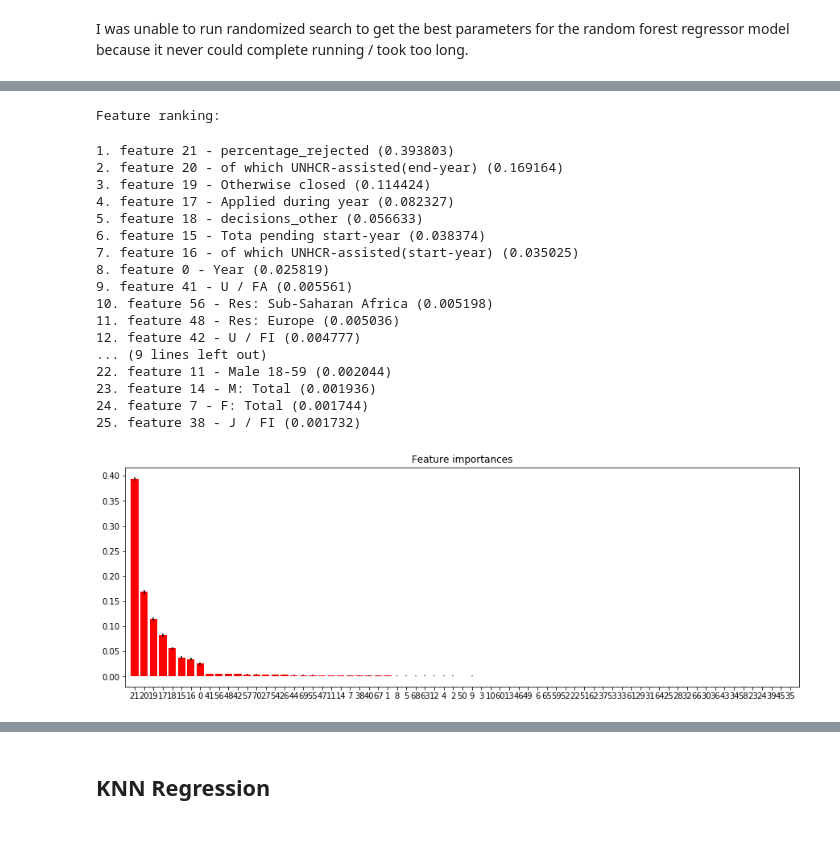
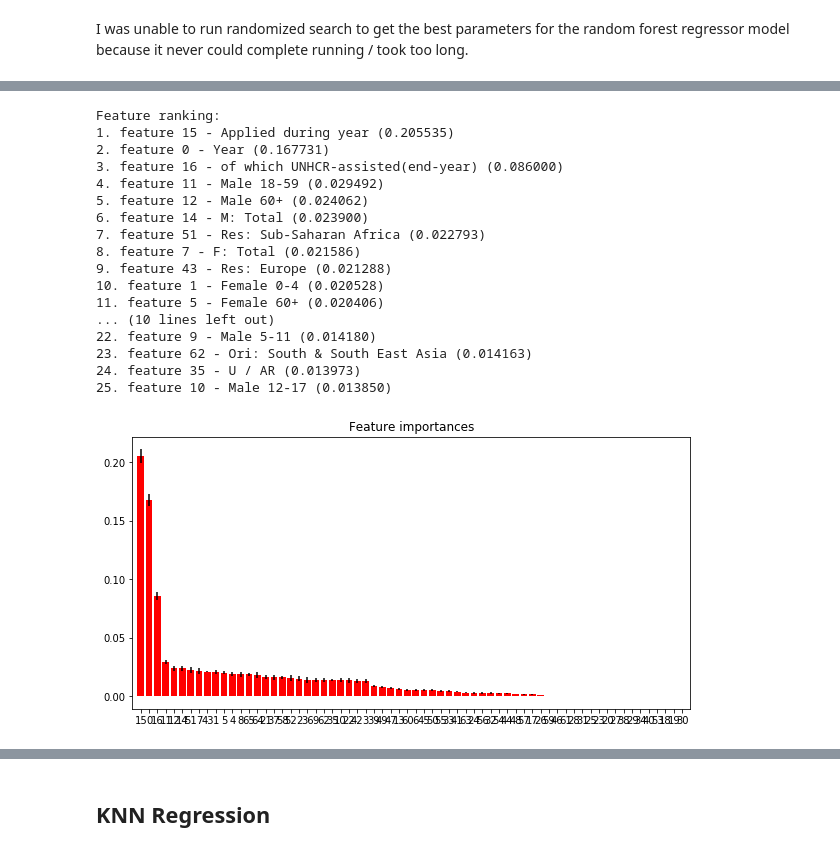
Before and after one commit to gemmaaa/lingdata, a Jupyter notebook: 3.8 - Supervised Learning capstone v 3.ipynb, the cells around one changed output, grey strips where cells are left out. Cells and saved outputs as stored; diff of their text form; code cells hidden in the pictures.

```diff
--- a/3.8 - Supervised Learning capstone v 3.ipynb
+++ b/3.8 - Supervised Learning capstone v 3.ipynb
@@ -743,6 +696,0 @@ skf.get_n_splits(X, y)
-# %%
-for train_index, test_index in skf.split(X, y):
-#    print("TRAIN:", train_index, "TEST:", test_index)
-
-    X_train, X_test = X.iloc[train_index], X.iloc[test_index]
-    y_train, y_test = y.iloc[train_index], y.iloc[test_index]
@@ -749,3 +699,9 @@ for train_index, test_index in skf.split(X, y):
+# %%
+X2 = features.drop(['percentage_accepted'],1)
+y2 = features['percentage_accepted']
+
+X_train2, X_test2, y_train2, y_test2 = train_test_split(
+    X2, y2, test_size=0.25, random_state=0)
 # %% [markdown]
 ## Models
 
@@ -819,8 +935,0 @@ on the features dataframe
-# %%
-from sklearn import linear_model
-
-ridgeregr = linear_model.Ridge(alpha=16, fit_intercept=False)
-ridgeregr.fit(X_train, y_train)
-print(ridgeregr.score(X_test, y_test))
-origparams = ridgeregr.coef_[0]
-print(origparams)
@@ -832,5 +935,0 @@ on the full dataframe
-# %%
-ridgeregr.fit(X_train2, y_train2)
-print(ridgeregr.score(X_test2, y_test2))
-origparams = ridgeregr.coef_[0]
-print(origparams)
@@ -923,43 +1023,42 @@ std = np.std([tree.feature_importances_ for tree in rfc.estimators_],
              axis=0)
 indices = np.argsort(importances)[::-1]
 
-# Print the feature ranking
-print("Feature ranking:")
+
+name_of_cols = X_test2.columns.values
-# %% [output]
-Feature ranking:
 # %%
-name_of_cols = X_test2.columns.values
+# Print the feature ranking
+print("Feature ranking:")
 
 for f in range(X.shape[1]):
     print("%d. feature %d - %s (%f)" % (f + 1,
-                                        indices[f], names_of_cols[int(indices[f])],
+                                        indices[f], name_of_cols[int(indices[f])],
                                         importances[indices[f]]))
 # %% [output]
-1. feature 21 - percentage_rejected (0.393803)
-2. feature 20 - of which UNHCR-assisted(end-year) (0.169164)
-3. feature 19 - Otherwise closed (0.114424)
-4. feature 17 - Applied during year (0.082327)
-5. feature 18 - decisions_other (0.056633)
-6. feature 15 - Tota pending start-year (0.038374)
-7. feature 16 - of which UNHCR-assisted(start-year) (0.035025)
-8. feature 0 - Year (0.025819)
-9. feature 41 - U / FA (0.005561)
-10. feature 56 - Res: Sub-Saharan Africa (0.005198)
-11. feature 48 - Res: Europe (0.005036)
-12. feature 42 - U / FI (0.004777)
-... (9 lines left out)
-22. feature 11 - Male 18-59 (0.002044)
-23. feature 14 - M: Total (0.001936)
-24. feature 7 - F: Total (0.001744)
-25. feature 38 - J / FI (0.001732)
+Feature ranking:
+1. feature 15 - Applied during year (0.205535)
+2. feature 0 - Year (0.167731)
+3. feature 16 - of which UNHCR-assisted(end-year) (0.086000)
+4. feature 11 - Male 18-59 (0.029492)
+5. feature 12 - Male 60+ (0.024062)
+6. feature 14 - M: Total (0.023900)
+7. feature 51 - Res: Sub-Saharan Africa (0.022793)
+8. feature 7 - F: Total (0.021586)
+9. feature 43 - Res: Europe (0.021288)
+10. feature 1 - Female 0-4 (0.020528)
+11. feature 5 - Female 60+ (0.020406)
+... (10 lines left out)
+22. feature 9 - Male 5-11 (0.014180)
+23. feature 62 - Ori: South & South East Asia (0.014163)
+24. feature 35 - U / AR (0.013973)
+25. feature 10 - Male 12-17 (0.013850)
 # %%
 # Plot the feature importances of the forest
-plt.figure(figsize=[15,5])
+plt.figure(figsize=[10,5])
 plt.title("Feature importances")
 plt.bar(range(X_train2.shape[1]), importances[indices],
        color="r", yerr=std[indices], align="center")
 plt.xticks(range(X_train2.shape[1]), indices)
 plt.xlim([-1, X_train2.shape[1]])
 plt.show()
 # %% [output]
-[figure, old version]
+[figure, new version]
```
Also changed, not shown: parts of 80 cells of this notebook.
